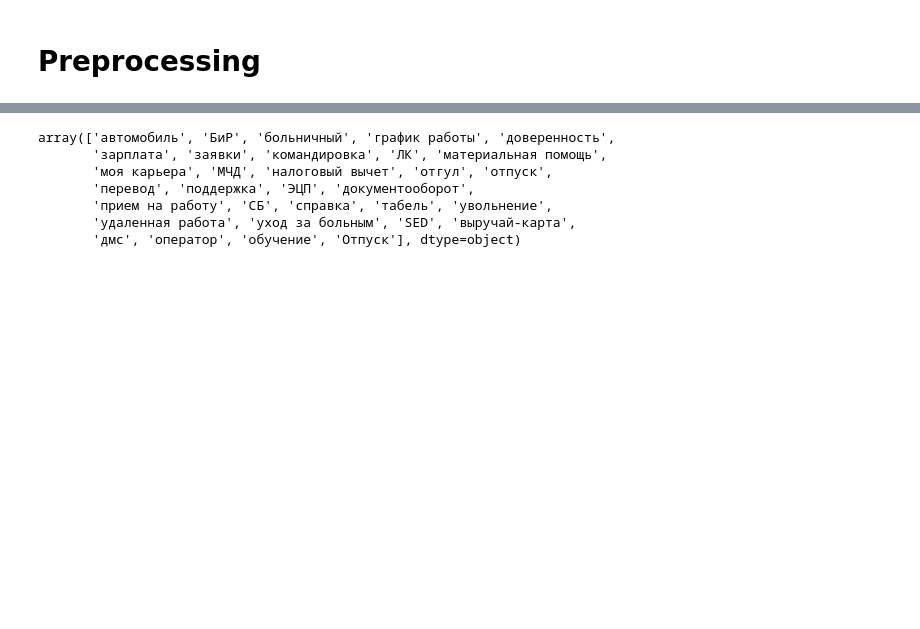
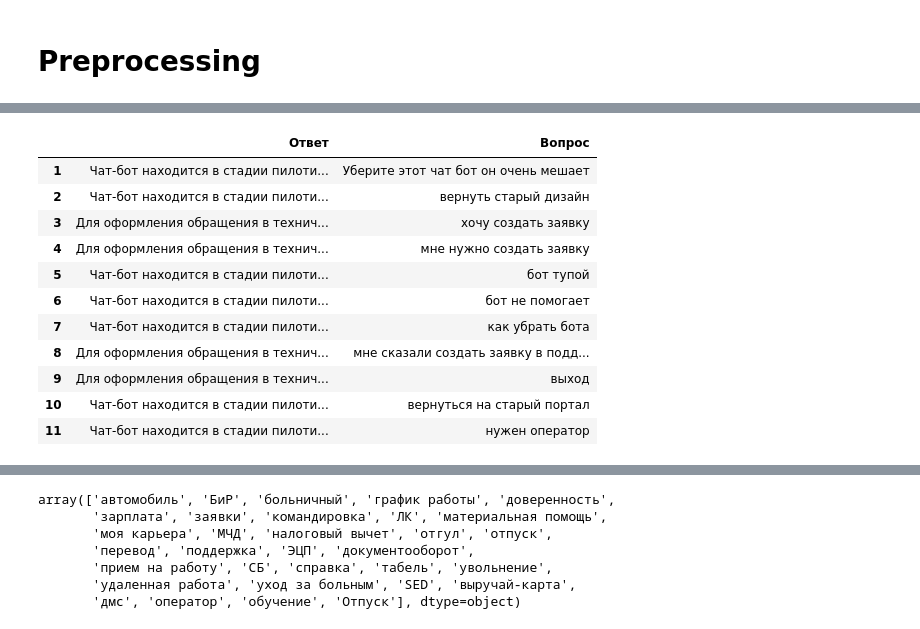
Before and after one commit to vilovnok/aiph2024, a Jupyter notebook: backend/notebooks/note_1.ipynb, the cells around one changed output, grey strips where cells are left out. Cells and saved outputs as stored; diff of their text form; code cells hidden in the pictures; blank space fills up the shorter version.

```diff
--- a/backend/notebooks/note_1.ipynb
+++ b/backend/notebooks/note_1.ipynb
@@ -14,0 +44,17 @@ df_qa.reset_index(drop=True, inplace=True)
+# %%
+################################################################
+## Все ли вопросы релевантны
+df_qa_top
+# %% [output]
+|  | Ответ | Вопрос |
+| 1 | Чат-бот находится в стадии пилоти... | Уберите этот чат бот он очень мешает |
+| 2 | Чат-бот находится в стадии пилоти... | вернуть старый дизайн |
+| 3 | Для оформления обращения в технич... | хочу создать заявку |
+| 4 | Для оформления обращения в технич... | мне нужно создать заявку |
+| 5 | Чат-бот находится в стадии пилоти... | бот тупой |
+| 6 | Чат-бот находится в стадии пилоти... | бот не помогает |
+| 7 | Чат-бот находится в стадии пилоти... | как убрать бота |
+| 8 | Для оформления обращения в технич... | мне сказали создать заявку в подд... |
+| 9 | Для оформления обращения в технич... | выход |
+| 10 | Чат-бот находится в стадии пилоти... | вернуться на старый портал |
+| 11 | Чат-бот находится в стадии пилоти... | нужен оператор |
```
Also changed, not shown: parts of 12 cells of this notebook.
